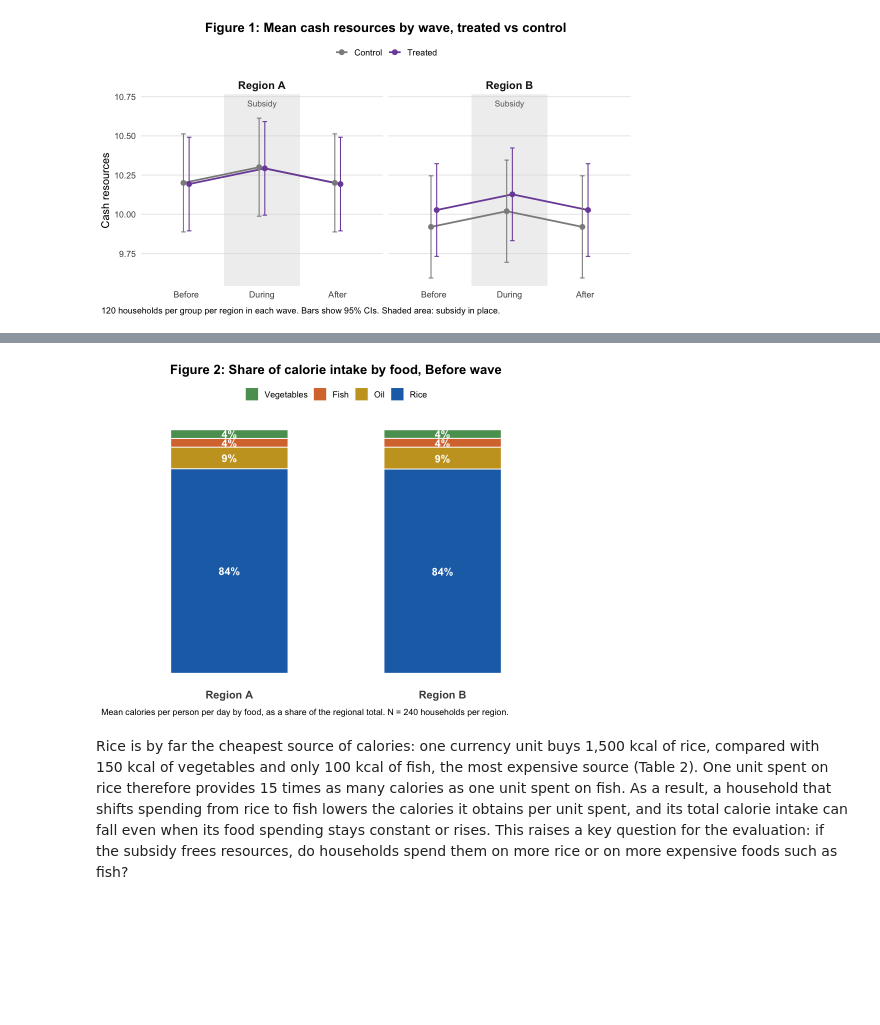
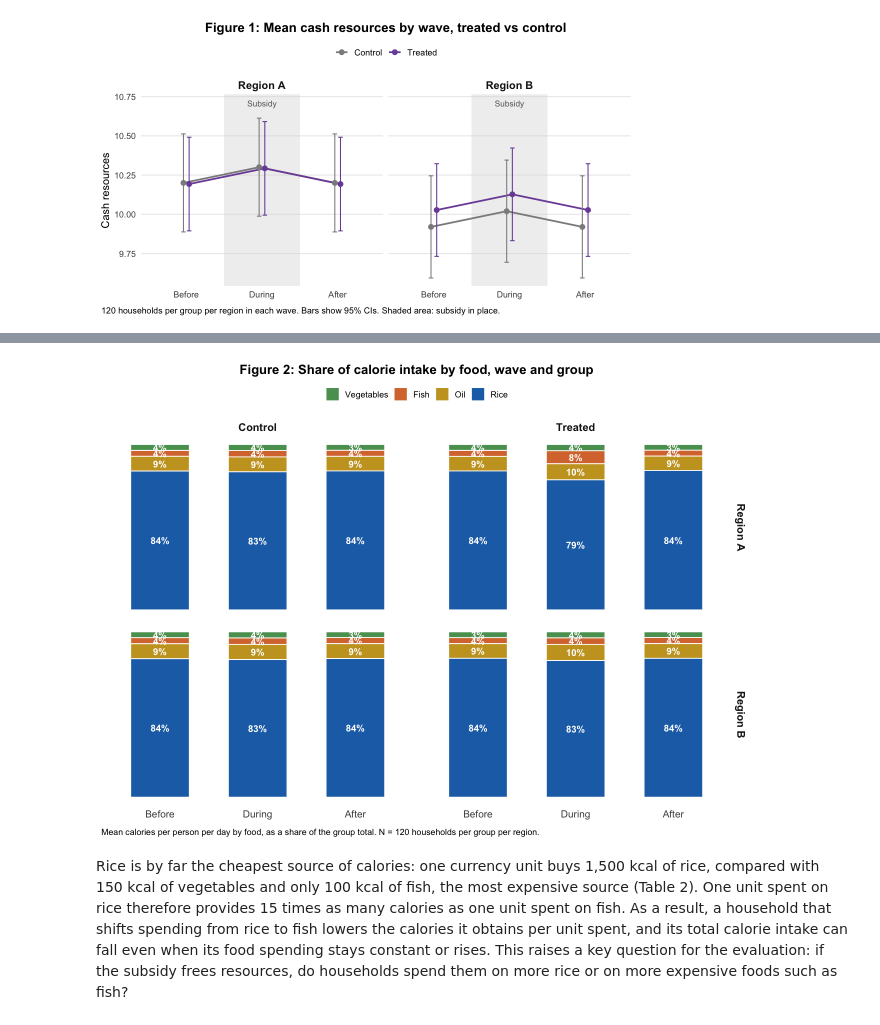
Before and after one commit to drishtikhemlani2306/pau_milan_assignment_1, a Jupyter notebook: assignment1_notebook.ipynb, the cells around one changed output, grey strips where cells are left out. Drawn from its saved outputs; the diff is of its cells as text; code cells hidden in the pictures; blank space fills up the shorter version.

```diff
--- a/assignment1_notebook.ipynb
+++ b/assignment1_notebook.ipynb
@@ -223,36 +279,39 @@ For each group, the share of calorie intake by food is the same (Figure 2). Rice
 # %%
-options(repr.plot.width = 8, repr.plot.height = 6)
+options(repr.plot.width = 11, repr.plot.height = 8)
 
 raw_data |>
-  filter(wave == "Before") |>
-  group_by(region, food) |>
+  mutate(wave   = factor(wave, levels = c("Before", "During", "After")),
+         group  = if_else(treated == 1, "Treated", "Control"),
+         region = paste("Region", region)) |>
+  group_by(region, group, wave, food) |>
   summarise(kcal = mean(food_caloric_intake), .groups = "drop") |>
-  group_by(region) |>
-  mutate(share = kcal / sum(kcal),
-         region = paste("Region", region)) |>
+  group_by(region, group, wave) |>
+  mutate(share = kcal / sum(kcal)) |>
   ungroup() |>
   mutate(food = fct_reorder(str_to_title(food), share)) |>
-  ggplot(aes(region, share, fill = food)) +
-  geom_col(width = 0.55, colour = "white", linewidth = 0.5) +
+  ggplot(aes(wave, share, fill = food)) +
+  geom_col(width = 0.6, colour = "white", linewidth = 0.5) +
   geom_text(aes(label = if_else(share >= 0.03, scales::percent(share, accuracy = 1), "")),
             position = position_stack(vjust = 0.5),
-            colour = "white", fontface = "bold", size = 4.5) +
+            colour = "white", fontface = "bold", size = 4) +
+  facet_grid(region ~ group) +
   scale_fill_manual(values = c(Rice       = "#1f6fb4",
                                Oil        = "#c9a227",
                                Fish       = "#d9773b",
                                Vegetables = "#5a9e5f")) +
-  labs(title = "Figure 2: Share of calorie intake by food, Before wave",
+  labs(title = "Figure 2: Share of calorie intake by food, wave and group",
        x = NULL, y = NULL, fill = NULL,
-       caption = "Mean calories per person per day by food, as a share of the regional total. N = 240 households per region.") +
+       caption = "Mean calories per person per day by food, as a share of the group total. N = 120 households per group per region.") +
   theme_minimal(base_size = 13) +
   theme(legend.position = "top",
         panel.grid = element_blank(),
         axis.text.y = element_blank(),
-        axis.text.x = element_text(size = 13, face = "bold"),
+        axis.text.x = element_text(size = 12),
+        strip.text = element_text(face = "bold", size = 13),
         plot.title = element_text(face = "bold", hjust = 0.5),
         plot.caption = element_text(hjust = 0, vjust = -0.8))
 # %% [output]
-[figure, old version]
+[figure, new version]
 # %% [markdown]
 Rice is by far the cheapest source of calories: one currency unit buys 1,500 kcal of rice, compared with 150 kcal of vegetables and only 100 kcal of fish, the most expensive source (Table 2). One unit spent on rice therefore provides 15 times as many calories as one unit spent on fish. As a result, a household that shifts spending from rice to fish lowers the calories it obtains per unit spent, and its total calorie intake can fall even when its food spending stays constant or rises. This raises a key question for the evaluation: if the subsidy frees resources, do households spend them on more rice or on more expensive foods such as fish?
 # %%
```
Also changed, not shown: parts of 22 cells of this notebook.
